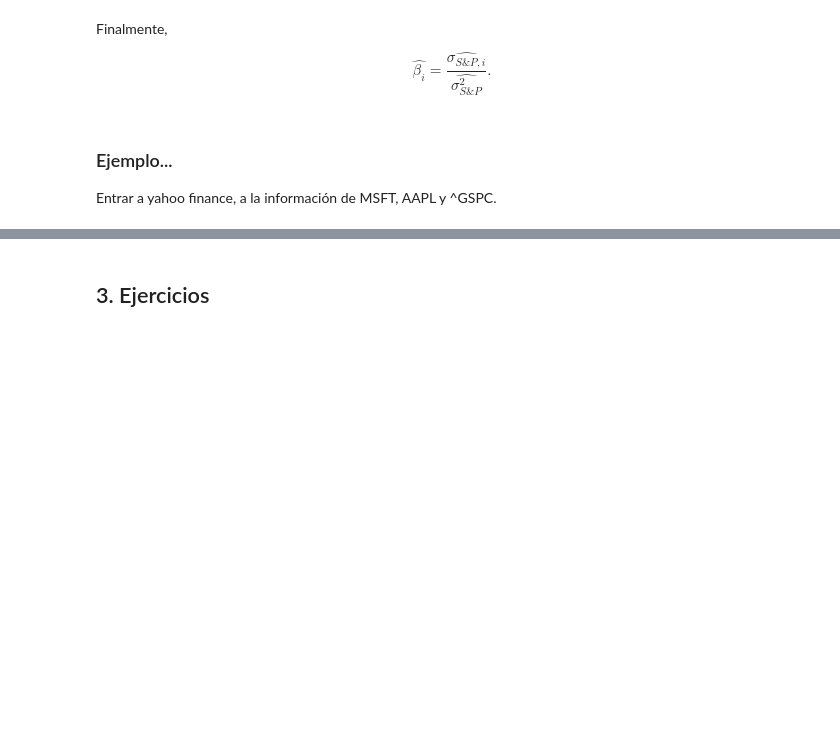
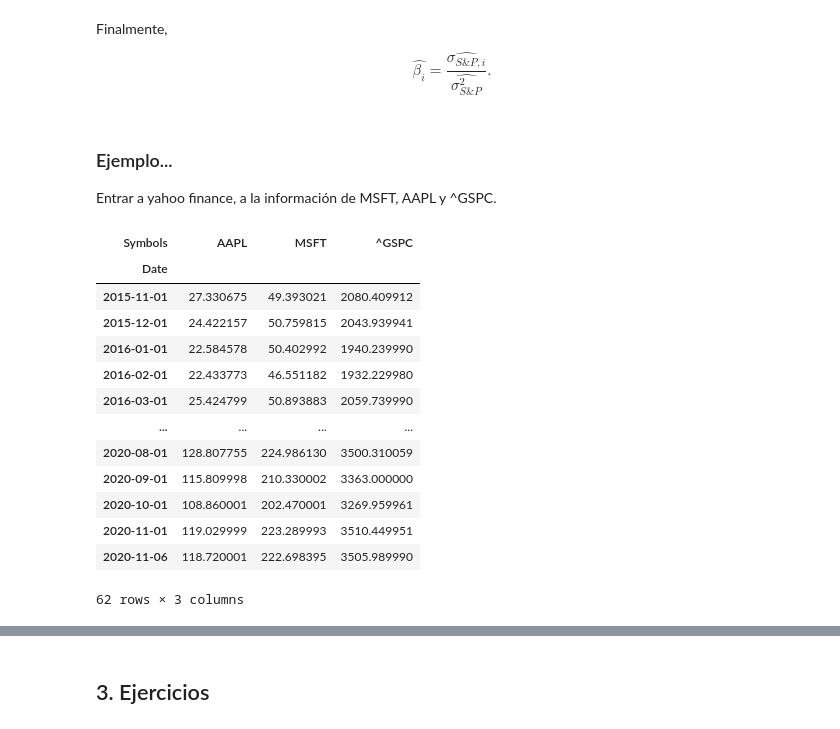
Before and after one commit to duarteandres/porinvo2020, a Jupyter notebook: Modulo4/Clase16_CAPMII.ipynb, the cells around one changed output, grey strips where cells are left out. Saved outputs shown, nothing was run; the diff lists cells and outputs as text; code cells hidden in the pictures; blank space fills up the shorter version.

```diff
--- a/Modulo4/Clase16_CAPMII.ipynb
+++ b/Modulo4/Clase16_CAPMII.ipynb
@@ -99,5 +99,24 @@ def get_adj_closes(tickers, start_date=None, end_date=None, freq='m'):
     return closes
 # %%
 # Importar datos de AAPL, MSFT, y ^GSPC
+closes = get_adj_closes(tickers=['AAPL', 'MSFT', '^GSPC'],
+                        start_date='2015-10-30')
+# %%
+closes
+# %% [output]
+| Symbols | AAPL | MSFT | ^GSPC |
+| Date |  |  |  |
+| 2015-11-01 | 27.330675 | 49.393021 | 2080.409912 |
+| 2015-12-01 | 24.422157 | 50.759815 | 2043.939941 |
+| 2016-01-01 | 22.584578 | 50.402992 | 1940.239990 |
+| 2016-02-01 | 22.433773 | 46.551182 | 1932.229980 |
+| 2016-03-01 | 25.424799 | 50.893883 | 2059.739990 |
+| ... | ... | ... | ... |
+| 2020-08-01 | 128.807755 | 224.986130 | 3500.310059 |
+| 2020-09-01 | 115.809998 | 210.330002 | 3363.000000 |
+| 2020-10-01 | 108.860001 | 202.470001 | 3269.959961 |
+| 2020-11-01 | 119.029999 | 223.289993 | 3510.449951 |
+| 2020-11-06 | 118.720001 | 222.698395 | 3505.989990 |
+62 rows × 3 columns
 # %%
 # Obtener rendimientos mensuales
```
Also changed, not shown: parts of 19 cells of this notebook, 5 other files.
